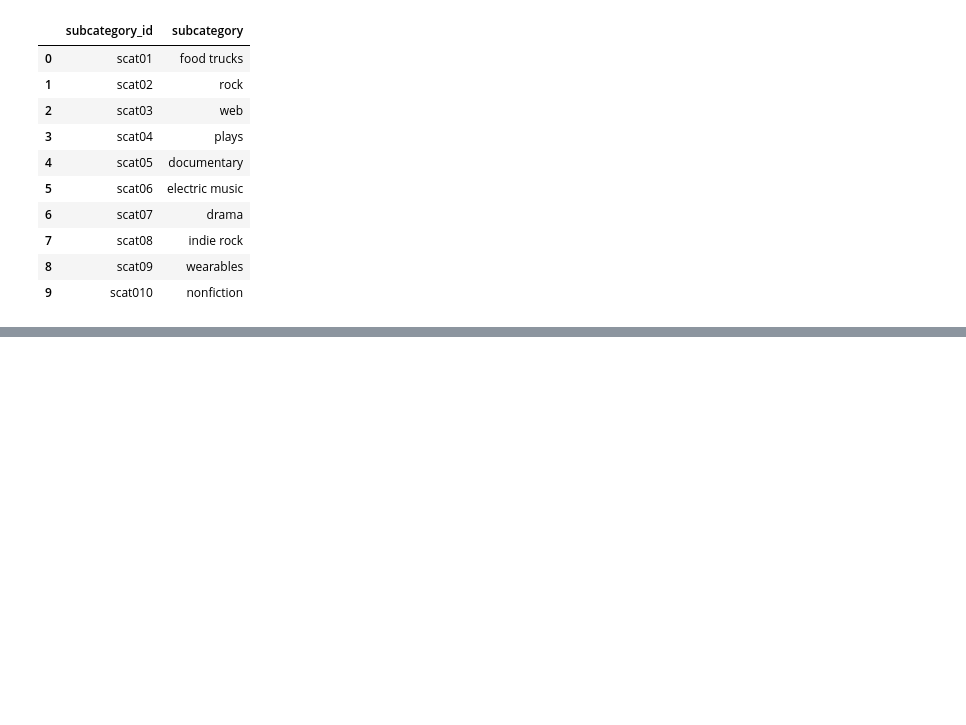
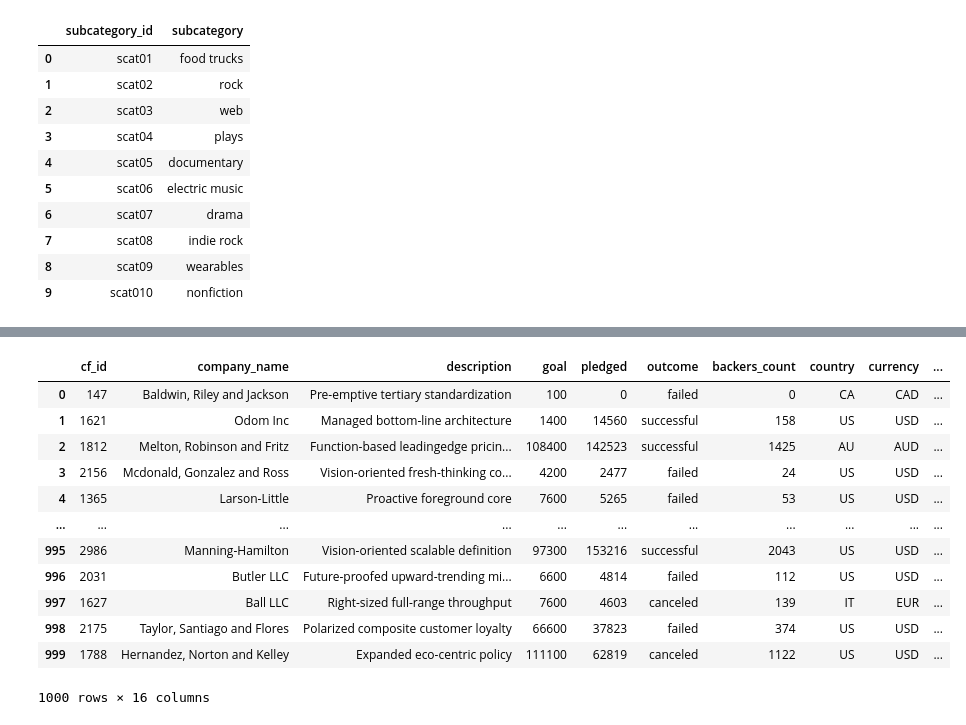
Before and after one commit to zevbennett/Crowdfunding-ETL, a Jupyter notebook: Extraction.ipynb, the cells around one changed output, grey strips where cells are left out. Saved outputs shown, nothing was run; the diff lists cells and outputs as text; code cells hidden in the pictures; blank space fills up the shorter version.

Commit message:
created dataframes

```diff
--- a/Extraction.ipynb
+++ b/Extraction.ipynb
@@ -229,0 +217,4 @@ subcategory_df.to_csv("Data/subcategory.csv")
+# %%
+# Create a copy of the crowdfunding_info_df DataFrame name campaign_df.
+campaign_df = crowdfunding_info_df.copy()
+campaign_df.head()
@@ -229,0 +228,18 @@ subcategory_df.to_csv("Data/subcategory.csv")
+# %%
+# Rename the blurb, launched_at, and deadline columns.
+campaign_df = campaign_df.rename(columns={'blurb': 'description', 'launched_at': 'launched_date', 'deadline': 'end_date'})
+campaign_df
+# %% [output]
+|  | cf_id | company_name | description | goal | pledged | outcome | backers_count | country | currency | ... |
+| 0 | 147 | Baldwin, Riley and Jackson | Pre-emptive tertiary standardization | 100 | 0 | failed | 0 | CA | CAD | ... |
+| 1 | 1621 | Odom Inc | Managed bottom-line architecture | 1400 | 14560 | successful | 158 | US | USD | ... |
+| 2 | 1812 | Melton, Robinson and Fritz | Function-based leadingedge pricin... | 108400 | 142523 | successful | 1425 | AU | AUD | ... |
+| 3 | 2156 | Mcdonald, Gonzalez and Ross | Vision-oriented fresh-thinking co... | 4200 | 2477 | failed | 24 | US | USD | ... |
+| 4 | 1365 | Larson-Little | Proactive foreground core | 7600 | 5265 | failed | 53 | US | USD | ... |
+| ... | ... | ... | ... | ... | ... | ... | ... | ... | ... | ... |
+| 995 | 2986 | Manning-Hamilton | Vision-oriented scalable definition | 97300 | 153216 | successful | 2043 | US | USD | ... |
+| 996 | 2031 | Butler LLC | Future-proofed upward-trending mi... | 6600 | 4814 | failed | 112 | US | USD | ... |
+| 997 | 1627 | Ball LLC | Right-sized full-range throughput | 7600 | 4603 | canceled | 139 | IT | EUR | ... |
+| 998 | 2175 | Taylor, Santiago and Flores | Polarized composite customer loyalty | 66600 | 37823 | failed | 374 | US | USD | ... |
+| 999 | 1788 | Hernandez, Norton and Kelley | Expanded eco-centric policy | 111100 | 62819 | canceled | 1122 | US | USD | ... |
+1000 rows × 16 columns
```
Also changed, not shown: parts of 16 cells of this notebook.
